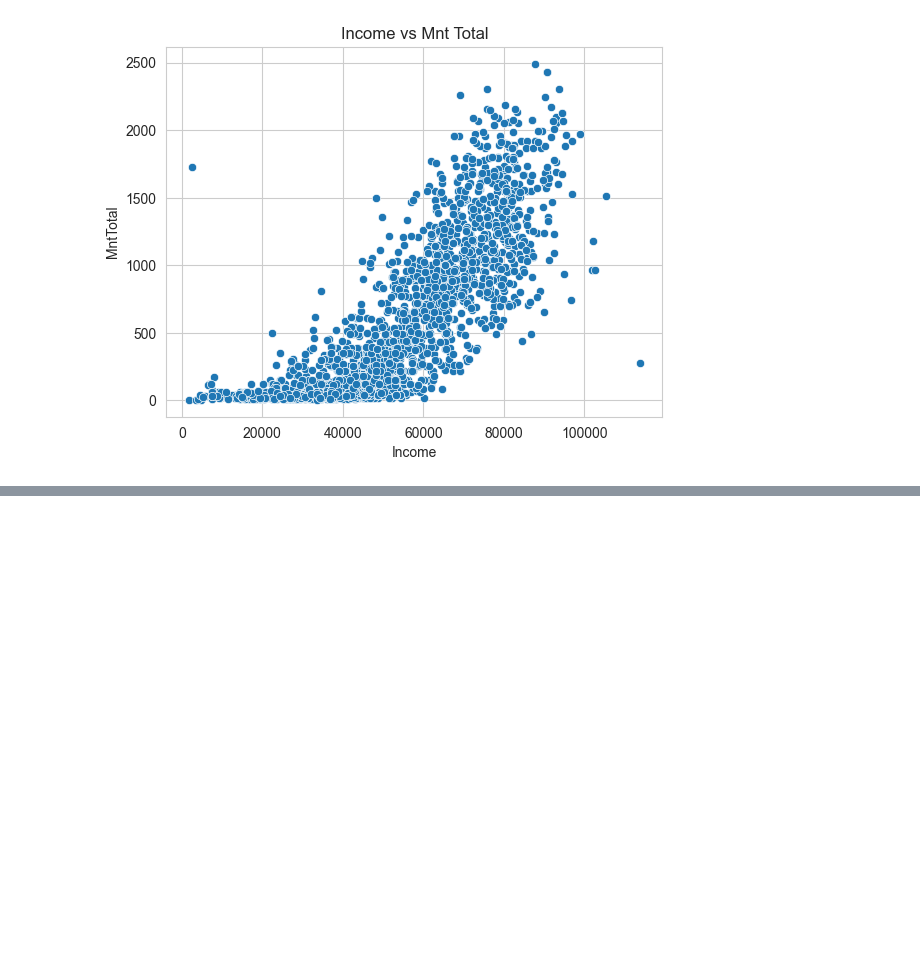
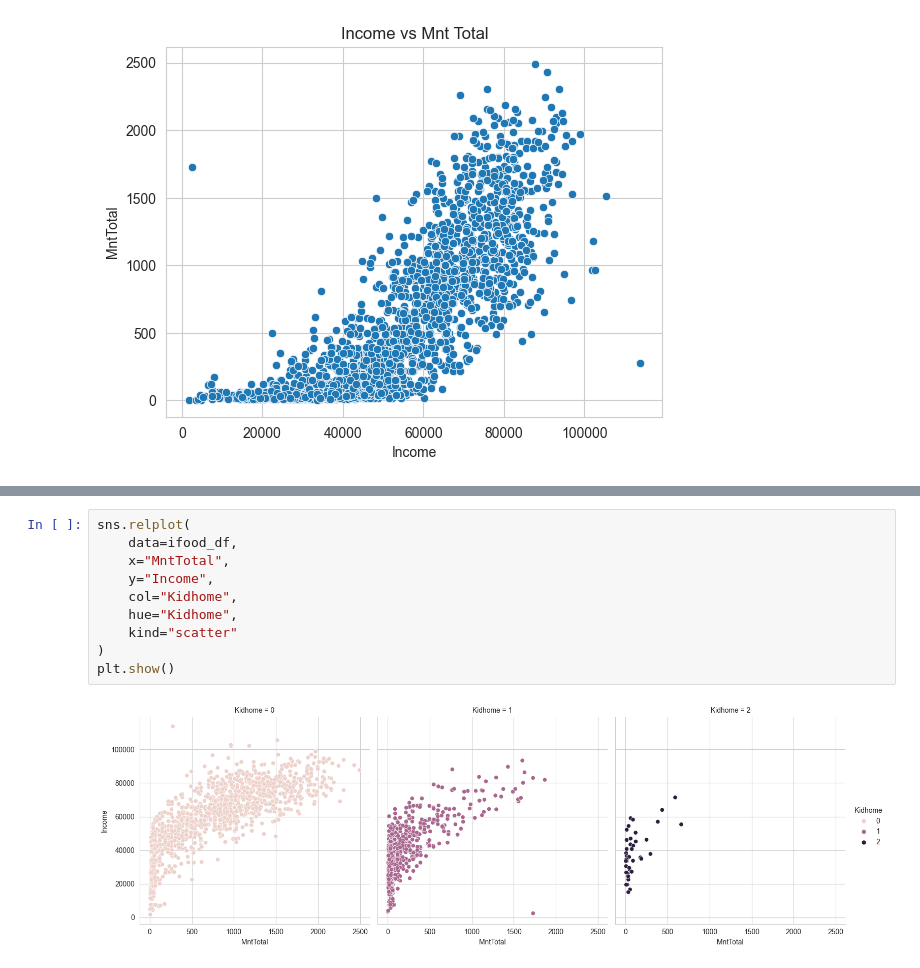
Before and after one commit to ayg15/marketing-analytics, a Jupyter notebook: marketing_analytics.ipynb, the cells around one changed output, grey strips where cells are left out. Drawn from its saved outputs; the diff is of its cells as text; blank space fills up the shorter version.

```diff
--- a/marketing_analytics.ipynb
+++ b/marketing_analytics.ipynb
@@ -157,0 +201,12 @@ plt.show()
+# %%
+sns.relplot(
+    data=ifood_df,
+    x="MntTotal",
+    y="Income",
+    col="Kidhome",
+    hue="Kidhome",
+    kind="scatter"
+)
+plt.show()
+# %% [output]
+[figure, added]
```
Also changed, not shown: parts of 6 cells of this notebook.
